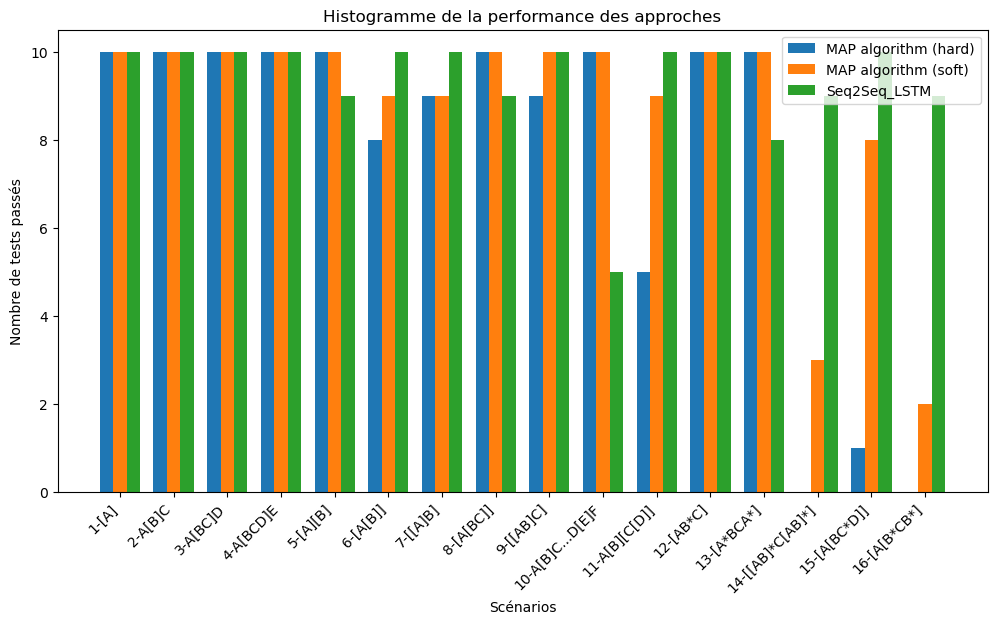
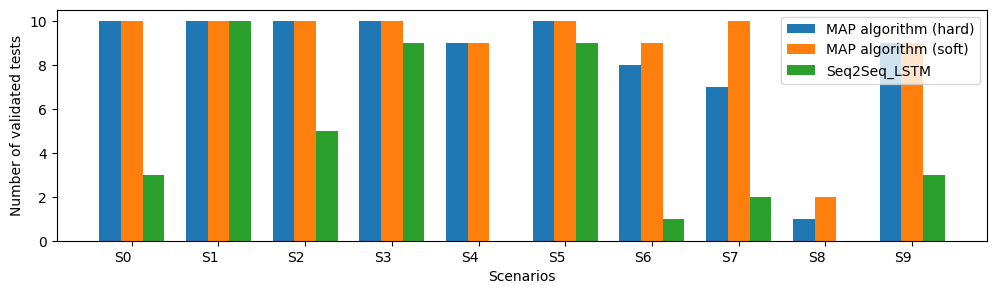
The notebook cell's code change between the first figure and the second:
--- before
+++ after
@@ -3,20 +3,23 @@
 
 # Position des barres sur l'axe x
-x = np.arange(len(MAP_hard))
+x = np.arange(len(MAP_hard_v2))
 largeur = 0.25  # largeur des barres
 
 # Création des barres
-fig, ax = plt.subplots(figsize=(12, 6))
-bar1 = ax.bar(x - largeur, MAP_hard, largeur, label='MAP algorithm (hard)')
-bar2 = ax.bar(x, MAP_soft, largeur, label='MAP algorithm (soft)')
-bar3 = ax.bar(x + largeur, Seq2Seq_LSTM, largeur, label='Seq2Seq_LSTM')
+fig, ax = plt.subplots(figsize=(12, 3))
+bar1 = ax.bar(x - largeur, MAP_hard_v2, largeur, label='MAP algorithm (hard)')
+bar2 = ax.bar(x, MAP_soft_v2, largeur, label='MAP algorithm (soft)')
+bar3 = ax.bar(x + largeur, Seq2Seq_LSTM_v2, largeur, label='Seq2Seq_LSTM')
 #bar3 = ax.bar(x + largeur, Seq2Seq_TWA, largeur, label='Seq2Seq_TWA')
 
 # Configuration du graphique
-ax.set_xlabel('Scénarios')
-ax.set_ylabel('Nombre de tests passés')
-ax.set_title('Histogramme de la performance des approches')
+ax.set_xlabel('Scenarios')
+ax.set_ylabel('Number of validated tests')
+#ax.set_title('Histogramme de la performance des approches')
 ax.set_xticks(x)
-ax.set_xticklabels(["1-[A]", "2-A[B]C", "3-A[BC]D", "4-A[BCD]E", "5-[A][B]", "6-[A[B]]", "7-[[A]B]", "8-[A[BC]]", "9-[[AB]C]", "10-A[B]C...D[E]F", "11-A[B][C[D]]", "12-[AB*C]", "13-[A*BCA*]", "14-[[AB]*C[AB]*]", "15-[A[BC*D]]", "16-[A[B*CB*]"], rotation=45, ha='right')
+# Pour la version alter
+# ax.set_xticklabels(["1-[A]", "2-A[B]C", "3-A[BC]D", "4-A[BCD]E", "5-[A][B]", "6-[A[B]]", "7-[[A]B]", "8-[A[BC]]", "9-[[AB]C]", "10-A[B]C...D[E]F", "11-A[B][C[D]]", "12-[AB*C]", "13-[A*BCA*]", "14-[[AB]*C[AB]*]", "15-[A[BC*D]]", "16-[A[B*CB*]"], rotation=45, ha='right')
+# Pour la version v2
+ax.set_xticklabels(["S0", "S1", "S2", "S3", "S4", "S5", "S6", "S7", "S8", "S9"], ha='right')
 ax.legend()
 

Commit: Update to the 10 scenario